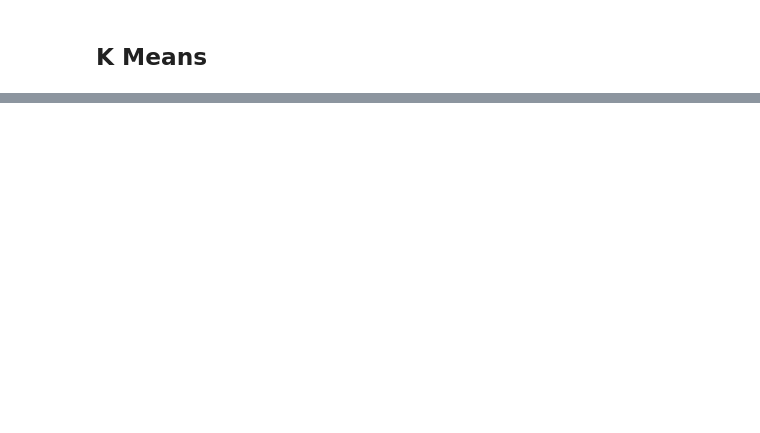
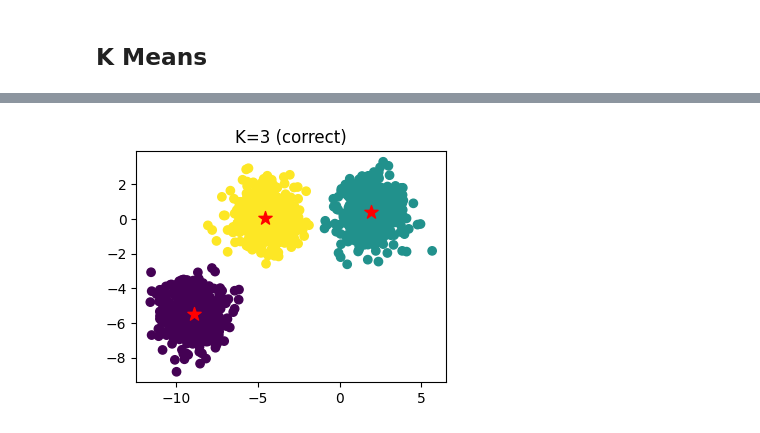
Before and after one commit to ykkim77/bigdata_analysis_basic_14th, a Jupyter notebook: non-hierarchical clustering.ipynb, the cells around one changed output, grey strips where cells are left out. Saved outputs shown, nothing was run; the diff lists cells and outputs as text; code cells hidden in the pictures; blank space fills up the shorter version.

```diff
--- a/non-hierarchical clustering.ipynb
+++ b/non-hierarchical clustering.ipynb
@@ -37,0 +42,16 @@ plt.scatter(data[:, 0], data[:, 1], c=label)
+# %%
+from sklearn.cluster import KMeans
+
+kmeans_correct = KMeans(n_clusters=3, random_state=2021)   # k=3 으로 설정
+kmeans_correct.fit(data)          # 학습
+pred_correct = kmeans_correct.predict(data)   # 예측(레이블)
+center_correct = kmeans_correct.cluster_centers_  # 중심 좌표
+# %%
+plt.figure(figsize=(4, 3))
+plt.title("K=3 (correct)")
+plt.scatter(data[:, 0], data[:, 1], c=pred_correct) #  모든 행(row)을 가져오되, 0번째(첫 번째) 열만 선택  → x좌표 배열  , 모든 행의 1번째(두 번째) 열만 선택
+plt.scatter(center_correct[:, 0], center_correct[:, 1],
+            marker="*", s=100, color="red")
+plt.show()
+# %% [output]
+[figure, added]
```
Also changed, not shown: parts of 22 cells of this notebook.
